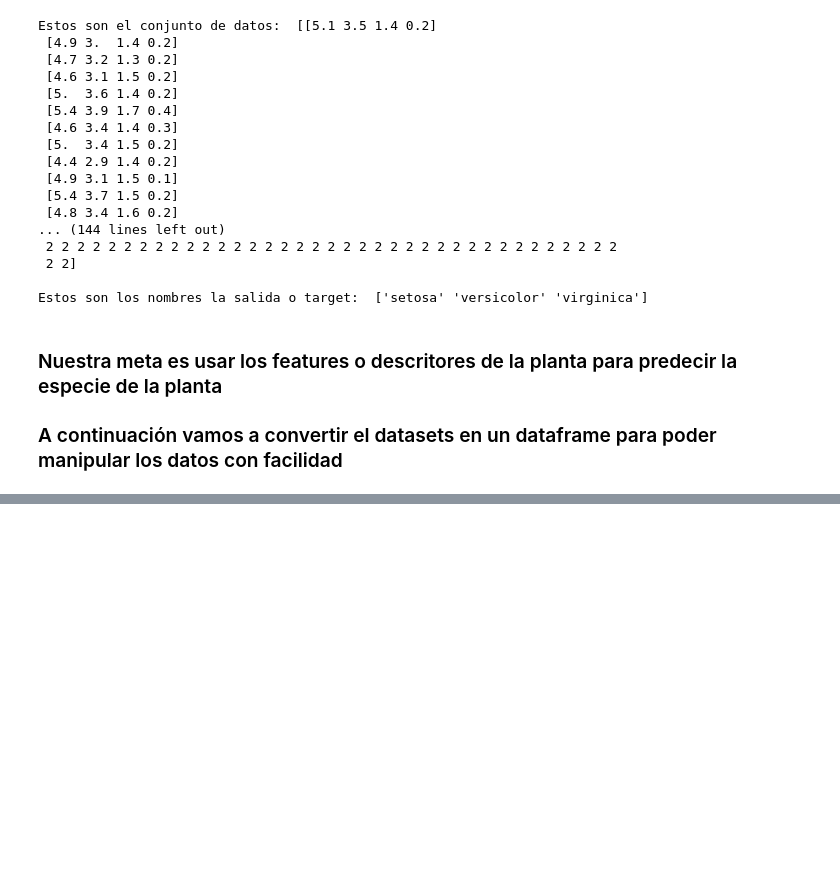
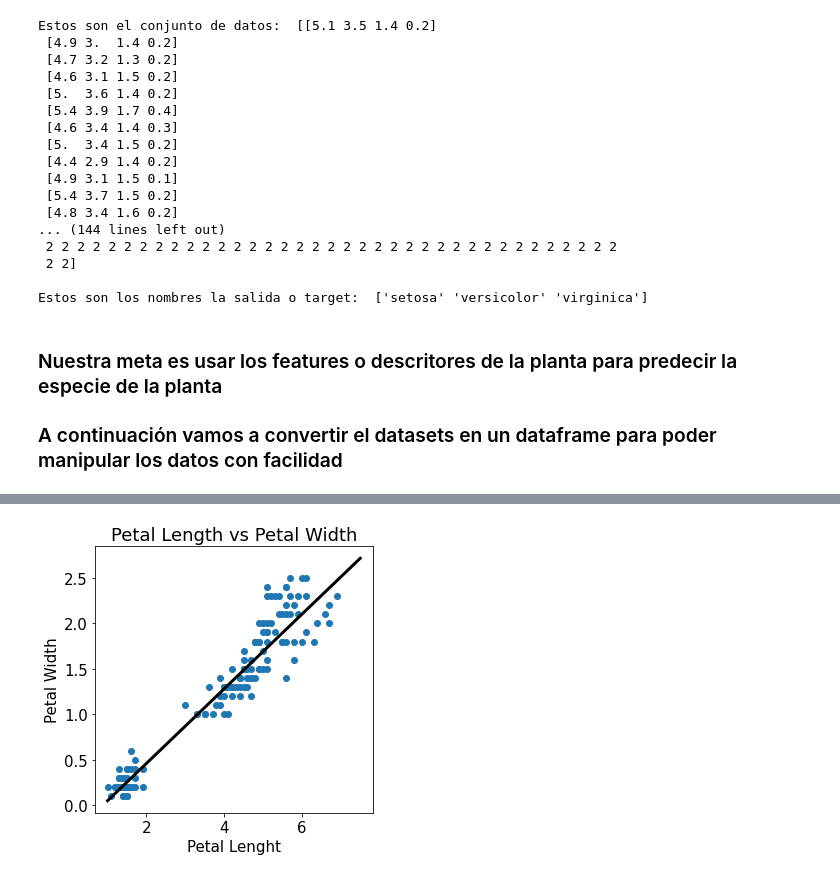
Before and after one commit to RichardSailema/Machine_learning-applied-to-Iris, a Jupyter notebook: Machine-learnig-models-applied-to-Iris_Dataset.ipynb, the cells around one changed output, grey strips where cells are left out. Cells and saved outputs as stored; diff of their text form; code cells hidden in the pictures; blank space fills up the shorter version.

Commit message:
Se realizó la regresión lineal

```diff
--- a/Machine-learnig-models-applied-to-Iris_Dataset.ipynb
+++ b/Machine-learnig-models-applied-to-Iris_Dataset.ipynb
@@ -127,0 +208,22 @@ print(data.head())
+# %%
+# Definimos variables para acceder de forma más simple a las columnas de nuestos features.
+p_length = data['petal length (cm)']
+p_width = data['petal width (cm)']
+
+# definimos un arreglo desde el valor mínimo del petal length hast el máximo del petal length + 1, en pasos de 0.5.
+xvals = np.arange(p_length.min(), p_length.max()+1, 0.5)
+
+# Ecuación de nuestra regresión lineal
+yvals = 0.41*xvals - 0.36
+
+# Graficamos nuestra con los datos y nuestra ecuación
+fig = plt.figure(figsize = (5,5))
+ax = fig.add_subplot(1,1,1)
+ax.scatter(p_length, p_width)
+ax.plot(xvals, yvals, 'k', linewidth = 3)
+ax.set_xlabel("Petal Lenght")
+ax.set_ylabel("Petal Width")
+ax.set_title("Petal Length vs Petal Width")
+fig.tight_layout()
+# %% [output]
+[figure, added]
```
Also changed, not shown: parts of 13 cells of this notebook.
